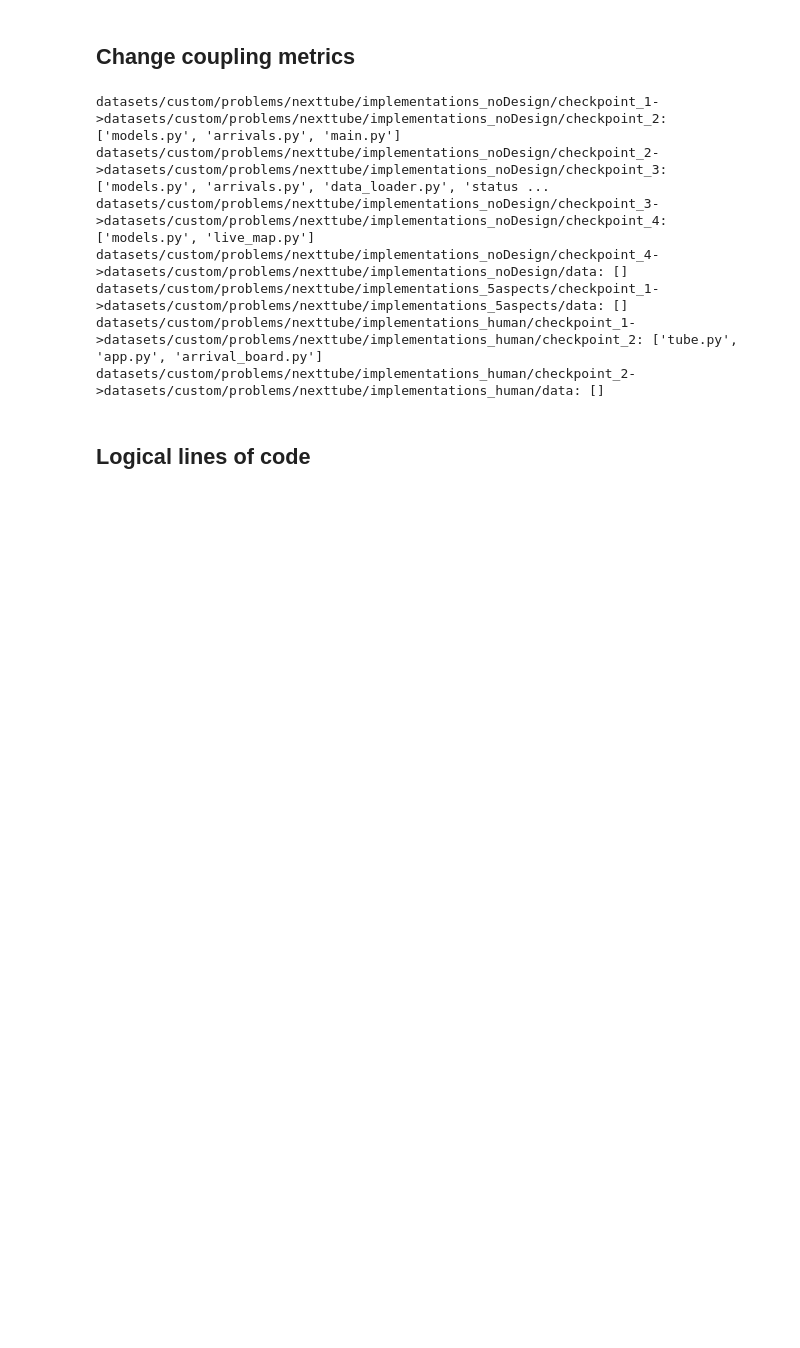
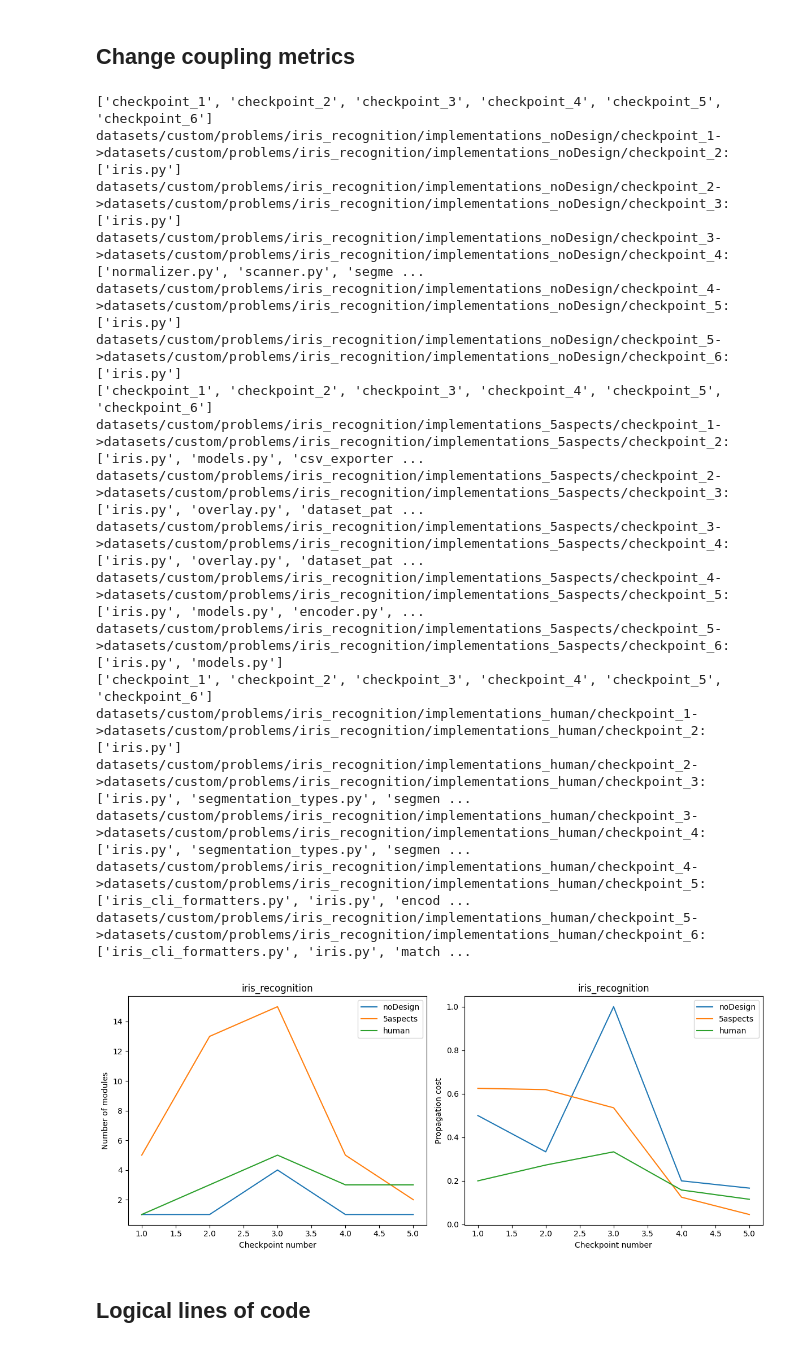
Before and after one commit to BernardMoy/Modular-SWE, a Jupyter notebook: evaluation.ipynb, the cells around one changed output. Cells and saved outputs as stored; diff of their text form; code cells hidden in the pictures; blank space fills up the shorter version.

```diff
--- a/evaluation.ipynb
+++ b/evaluation.ipynb
@@ -5,7 +5,7 @@ from pathlib import Path
 
 # Modes refer to the thing after underscore in implementations_XXX folder, see #settings
 MODES = ["noDesign", "5aspects", "human"] # , "allAtOnce", "byLayer"]
-PROBLEM = "nexttube"
+PROBLEM = "iris_recognition"
 TYPE = "custom"  # either "scb" or "custom"
 
 if TYPE == "custom":
@@ -53,8 +53,8 @@ for mode_no, mode in enumerate(MODES):
         checkpoint_dirs = dir
         break
 
-    # remove the 'data' directory
-    checkpoint_dirs = [x for x in checkpoint_dirs if x != 'data']
+    # remove directories that does not start with checkpoint_X
+    checkpoint_dirs = [x for x in checkpoint_dirs if x.startswith("checkpoint_")]
     checkpoint_dirs.sort()
 
     # metrics of all checkpoints, for a single mode
@@ -105,33 +105,87 @@ Done.
 ## Change coupling metrics
 # %%
 import os
-from metrics.change_coupling.overall_metrics import get_added_files, get_changed_files, get_deleted_files
+from metrics.change_coupling.overall_metrics import get_added_files, get_changed_files, get_deleted_files, get_all_modules
+
+# data is in the form of [[c1, c2, ...], [c1, c2, ...]]
+change_numbers = []
+change_proportions = []
 
 for mode_no, mode in enumerate(MODES):
     # Obtain the checkpoint directories names of the problem
     # checkpoint_1, checkpoint_2, ... checkpoint_N
     checkpoint_dirs = []
     for (root, dir, files) in os.walk(dirs[mode_no], topdown=True):
         # only extract the top level iteration
         checkpoint_dirs = dir
         break
-    checkpoint_dirs.sort()  # walk through each checkpoint
 
+    checkpoint_dirs = [x for x in checkpoint_dirs if x.startswith("checkpoint_")]
+    checkpoint_dirs.sort()
+
+    cur_numbers = []
+    cur_proportions = []
     # Walk through each checkpoint in pairs
     for i in range(1, len(checkpoint_dirs)):
         prev_impl_dir = dirs[mode_no] / checkpoint_dirs[i-1]
         impl_dir = dirs[mode_no] / checkpoint_dirs[i]
 
         # With respect to the prev impl and the current impl dir: determine the files that are added / changed / deleted
+        changed = get_changed_files(prev_impl_dir, impl_dir)
+        total = get_all_modules(prev_impl_dir)
         print(f"{prev_impl_dir}->{impl_dir}: {get_changed_files(prev_impl_dir, impl_dir)}")
+
+        cur_numbers.append(len(changed))
+        cur_proportions.append(len(changed) / len(total))
+
+    change_numbers.append(cur_numbers)
+    change_proportions.append(cur_proportions)
+
+# plot
+from matplotlib import pyplot as plt
+
+fig, (ax1, ax2) = plt.subplots(1, 2, figsize=(12, 5))
+
+for i, entry in enumerate(change_numbers):
+    x = range(1, len(entry) + 1)
+    y = entry
+    ax1.plot(x, y, label=MODES[i])
+ax1.set_xlabel("Checkpoint number")
+ax1.set_ylabel("Number of modules")
+ax1.set_title(PROBLEM)
+ax1.legend()
+
+for i, entry in enumerate(change_proportions):
+    x = range(1, len(entry) + 1)
+    y = entry
+    ax2.plot(x, y, label=MODES[i])
+ax2.set_xlabel("Checkpoint number")
+ax2.set_ylabel("Propagation cost")
+ax2.set_title(PROBLEM)
+ax2.legend()
+
+plt.tight_layout()
+plt.show()
 # %% [output]
-datasets/custom/problems/nexttube/implementations_noDesign/checkpoint_1->datasets/custom/problems/nexttube/implementations_noDesign/checkpoint_2: ['models.py', 'arrivals.py', 'main.py']
-datasets/custom/problems/nexttube/implementations_noDesign/checkpoint_2->datasets/custom/problems/nexttube/implementations_noDesign/checkpoint_3: ['models.py', 'arrivals.py', 'data_loader.py', 'status ...
-datasets/custom/problems/nexttube/implementations_noDesign/checkpoint_3->datasets/custom/problems/nexttube/implementations_noDesign/checkpoint_4: ['models.py', 'live_map.py']
-datasets/custom/problems/nexttube/implementations_noDesign/checkpoint_4->datasets/custom/problems/nexttube/implementations_noDesign/data: []
-datasets/custom/problems/nexttube/implementations_5aspects/checkpoint_1->datasets/custom/problems/nexttube/implementations_5aspects/data: []
-datasets/custom/problems/nexttube/implementations_human/checkpoint_1->datasets/custom/problems/nexttube/implementations_human/checkpoint_2: ['tube.py', 'app.py', 'arrival_board.py']
-datasets/custom/problems/nexttube/implementations_human/checkpoint_2->datasets/custom/problems/nexttube/implementations_human/data: []
+['checkpoint_1', 'checkpoint_2', 'checkpoint_3', 'checkpoint_4', 'checkpoint_5', 'checkpoint_6']
+datasets/custom/problems/iris_recognition/implementations_noDesign/checkpoint_1->datasets/custom/problems/iris_recognition/implementations_noDesign/checkpoint_2: ['iris.py']
+datasets/custom/problems/iris_recognition/implementations_noDesign/checkpoint_2->datasets/custom/problems/iris_recognition/implementations_noDesign/checkpoint_3: ['iris.py']
+datasets/custom/problems/iris_recognition/implementations_noDesign/checkpoint_3->datasets/custom/problems/iris_recognition/implementations_noDesign/checkpoint_4: ['normalizer.py', 'scanner.py', 'segme ...
+datasets/custom/problems/iris_recognition/implementations_noDesign/checkpoint_4->datasets/custom/problems/iris_recognition/implementations_noDesign/checkpoint_5: ['iris.py']
+datasets/custom/problems/iris_recognition/implementations_noDesign/checkpoint_5->datasets/custom/problems/iris_recognition/implementations_noDesign/checkpoint_6: ['iris.py']
+['checkpoint_1', 'checkpoint_2', 'checkpoint_3', 'checkpoint_4', 'checkpoint_5', 'checkpoint_6']
+datasets/custom/problems/iris_recognition/implementations_5aspects/checkpoint_1->datasets/custom/problems/iris_recognition/implementations_5aspects/checkpoint_2: ['iris.py', 'models.py', 'csv_exporter ...
+datasets/custom/problems/iris_recognition/implementations_5aspects/checkpoint_2->datasets/custom/problems/iris_recognition/implementations_5aspects/checkpoint_3: ['iris.py', 'overlay.py', 'dataset_pat ...
+datasets/custom/problems/iris_recognition/implementations_5aspects/checkpoint_3->datasets/custom/problems/iris_recognition/implementations_5aspects/checkpoint_4: ['iris.py', 'overlay.py', 'dataset_pat ...
+datasets/custom/problems/iris_recognition/implementations_5aspects/checkpoint_4->datasets/custom/problems/iris_recognition/implementations_5aspects/checkpoint_5: ['iris.py', 'models.py', 'encoder.py', ...
+datasets/custom/problems/iris_recognition/implementations_5aspects/checkpoint_5->datasets/custom/problems/iris_recognition/implementations_5aspects/checkpoint_6: ['iris.py', 'models.py']
+['checkpoint_1', 'checkpoint_2', 'checkpoint_3', 'checkpoint_4', 'checkpoint_5', 'checkpoint_6']
+datasets/custom/problems/iris_recognition/implementations_human/checkpoint_1->datasets/custom/problems/iris_recognition/implementations_human/checkpoint_2: ['iris.py']
+datasets/custom/problems/iris_recognition/implementations_human/checkpoint_2->datasets/custom/problems/iris_recognition/implementations_human/checkpoint_3: ['iris.py', 'segmentation_types.py', 'segmen ...
+datasets/custom/problems/iris_recognition/implementations_human/checkpoint_3->datasets/custom/problems/iris_recognition/implementations_human/checkpoint_4: ['iris.py', 'segmentation_types.py', 'segmen ...
+datasets/custom/problems/iris_recognition/implementations_human/checkpoint_4->datasets/custom/problems/iris_recognition/implementations_human/checkpoint_5: ['iris_cli_formatters.py', 'iris.py', 'encod ...
+datasets/custom/problems/iris_recognition/implementations_human/checkpoint_5->datasets/custom/problems/iris_recognition/implementations_human/checkpoint_6: ['iris_cli_formatters.py', 'iris.py', 'match ...
+[figure, added]
 # %% [markdown]
 ## Logical lines of code
 # %%
```
Also changed, not shown: parts of 8 cells of this notebook, 11 other files.
